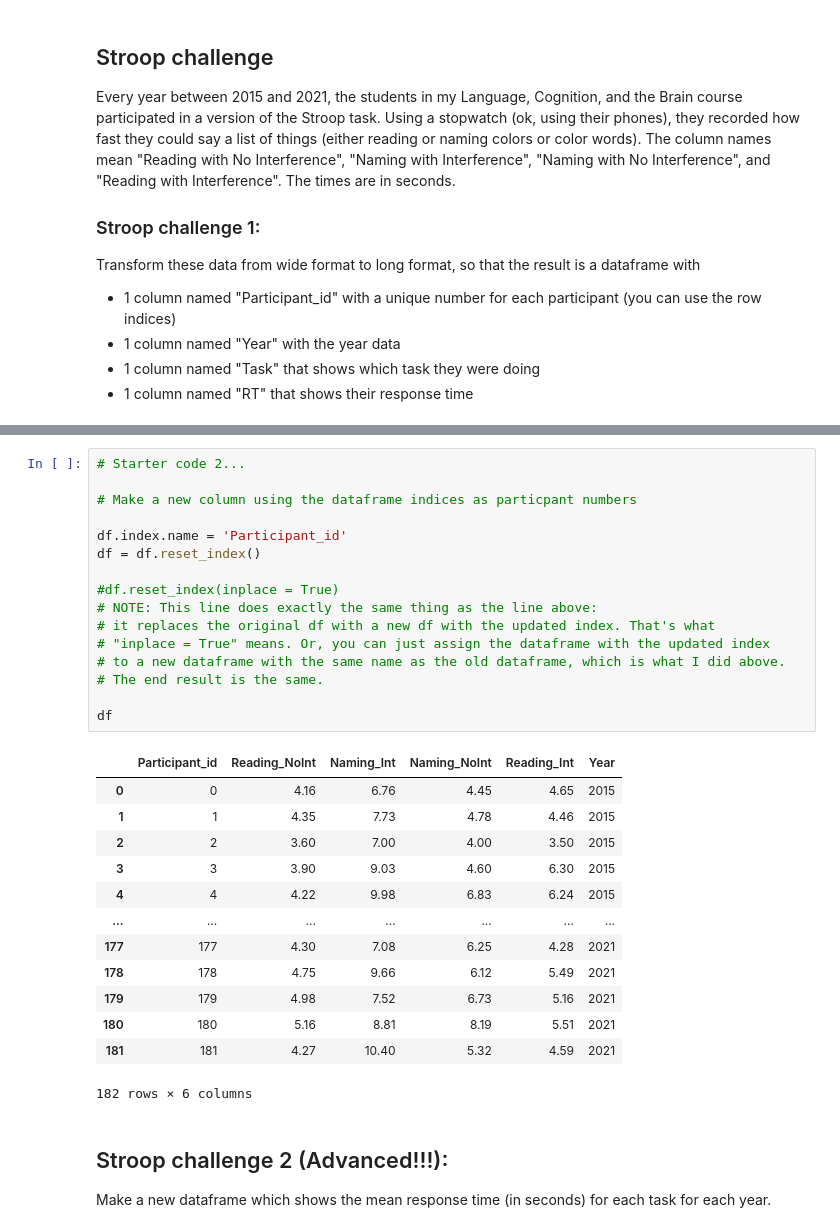
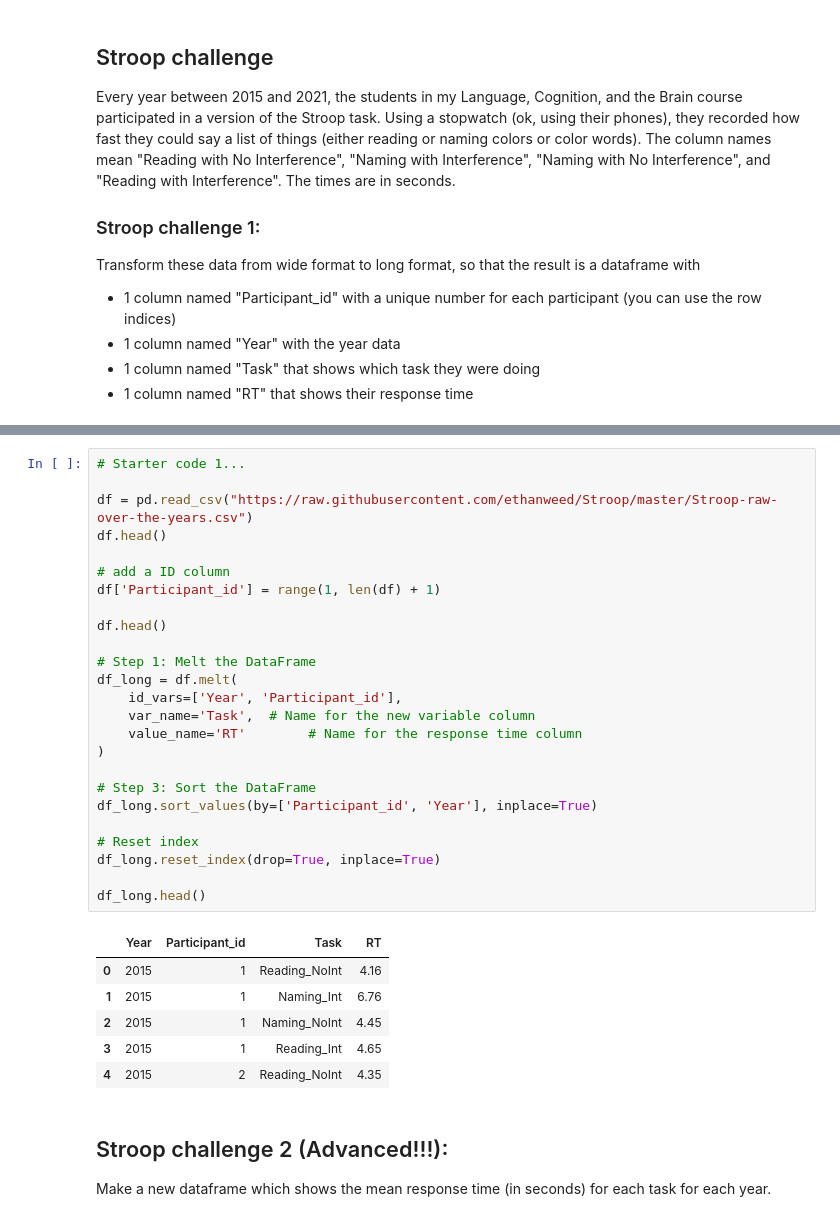
Before and after one commit to MatildaSif/CulturalDS, a Jupyter notebook: fun_with_pandas.ipynb, the cells around one changed output, grey strips where cells are left out. Drawn from its saved outputs; the diff is of its cells as text.

```diff
--- a/fun_with_pandas.ipynb
+++ b/fun_with_pandas.ipynb
@@ -201,33 +344,35 @@ df.head()
-# %%
-# Starter code 2...
-
-# Make a new column using the dataframe indices as particpant numbers
-
-df.index.name = 'Participant_id'
-df = df.reset_index()
-
-#df.reset_index(inplace = True)
-# NOTE: This line does exactly the same thing as the line above:
-# it replaces the original df with a new df with the updated index. That's what
-# "inplace = True" means. Or, you can just assign the dataframe with the updated index
-# to a new dataframe with the same name as the old dataframe, which is what I did above.
-# The end result is the same.
-
-df
-# %% [output]
-|  | Participant_id | Reading_NoInt | Naming_Int | Naming_NoInt | Reading_Int | Year |
-| 0 | 0 | 4.16 | 6.76 | 4.45 | 4.65 | 2015 |
-| 1 | 1 | 4.35 | 7.73 | 4.78 | 4.46 | 2015 |
-| 2 | 2 | 3.60 | 7.00 | 4.00 | 3.50 | 2015 |
-| 3 | 3 | 3.90 | 9.03 | 4.60 | 6.30 | 2015 |
-| 4 | 4 | 4.22 | 9.98 | 6.83 | 6.24 | 2015 |
-| ... | ... | ... | ... | ... | ... | ... |
-| 177 | 177 | 4.30 | 7.08 | 6.25 | 4.28 | 2021 |
-| 178 | 178 | 4.75 | 9.66 | 6.12 | 5.49 | 2021 |
-| 179 | 179 | 4.98 | 7.52 | 6.73 | 5.16 | 2021 |
-| 180 | 180 | 5.16 | 8.81 | 8.19 | 5.51 | 2021 |
-| 181 | 181 | 4.27 | 10.40 | 5.32 | 4.59 | 2021 |
-182 rows × 6 columns
+# %%
+# Starter code 1...
+
+df = pd.read_csv("https://raw.githubusercontent.com/ethanweed/Stroop/master/Stroop-raw-over-the-years.csv")
+df.head()
+
+# add a ID column
+df['Participant_id'] = range(1, len(df) + 1)
+
+df.head()
+
+# Step 1: Melt the DataFrame
+df_long = df.melt(
+    id_vars=['Year', 'Participant_id'],
+    var_name='Task',  # Name for the new variable column
+    value_name='RT'        # Name for the response time column
+)
+
+# Step 3: Sort the DataFrame
+df_long.sort_values(by=['Participant_id', 'Year'], inplace=True)
+
+# Reset index
+df_long.reset_index(drop=True, inplace=True)
+
+df_long.head()
+# %% [output]
+|  | Year | Participant_id | Task | RT |
+| 0 | 2015 | 1 | Reading_NoInt | 4.16 |
+| 1 | 2015 | 1 | Naming_Int | 6.76 |
+| 2 | 2015 | 1 | Naming_NoInt | 4.45 |
+| 3 | 2015 | 1 | Reading_Int | 4.65 |
+| 4 | 2015 | 2 | Reading_NoInt | 4.35 |
 # %% [markdown]
 ## Stroop challenge 2 (Advanced!!!):
 
```
Also changed, not shown: parts of 11 cells of this notebook.
